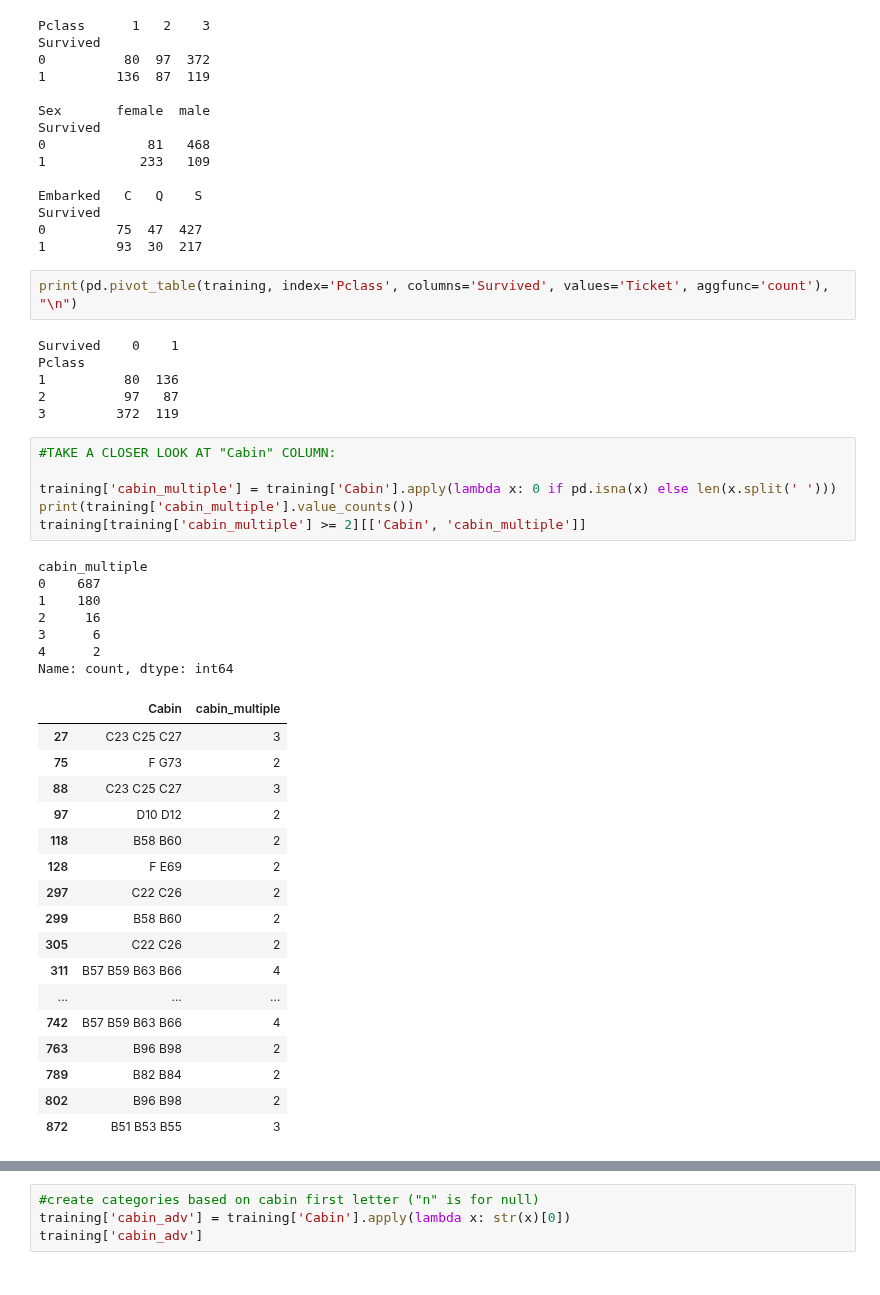
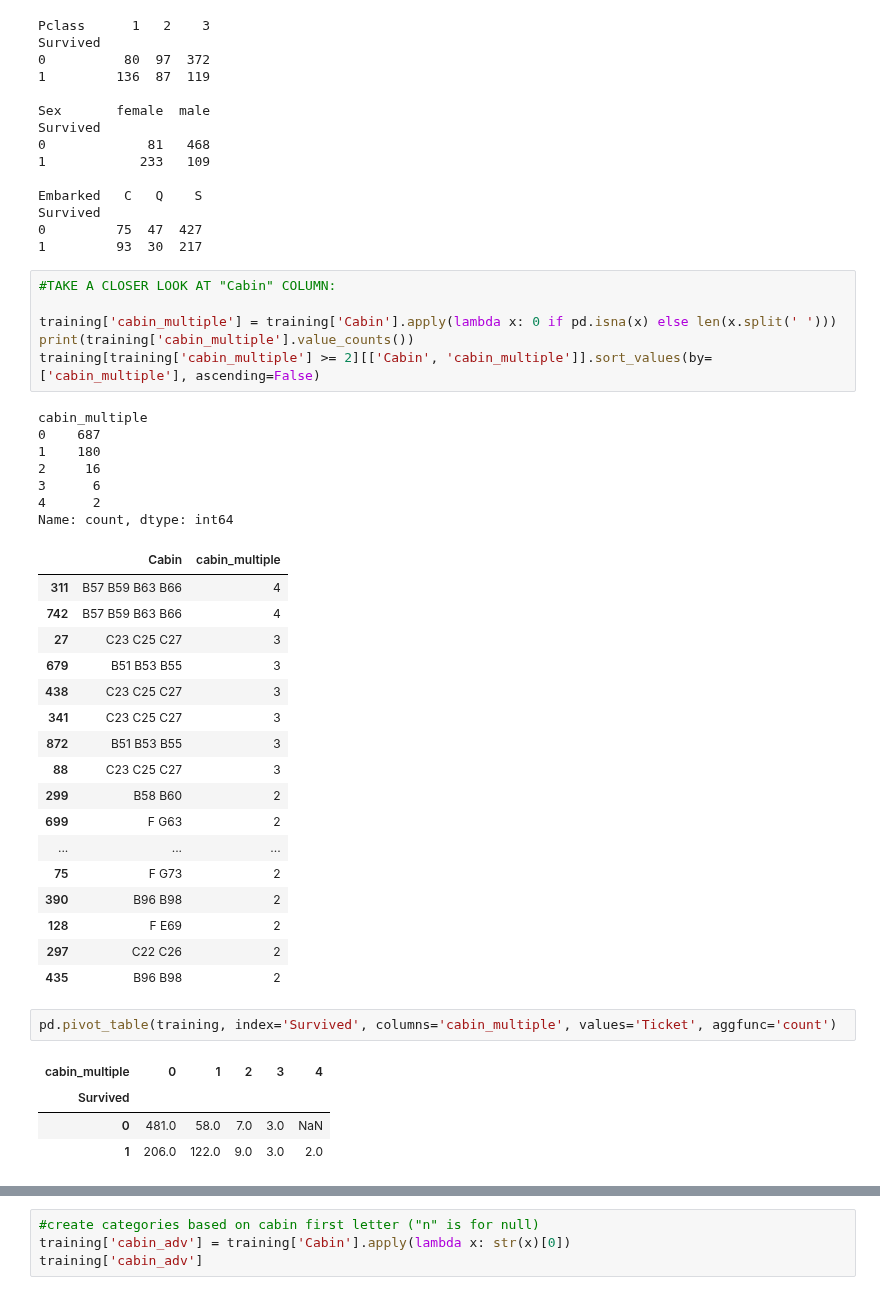
Before and after one commit to huanrafa/ProjectPracticing, a Jupyter notebook: Titanic - Machine Learning from Disaster/Titanic project.ipynb, the cells around one changed output, grey strips where cells are left out. Saved outputs shown, nothing was run; the diff lists cells and outputs as text.

```diff
--- a/Titanic - Machine Learning from Disaster/Titanic project.ipynb
+++ b/Titanic - Machine Learning from Disaster/Titanic project.ipynb
@@ -137,42 +209,41 @@ Embarked   C   Q    S
 Survived
 0         75  47  427
 1         93  30  217
+# %%
+#TAKE A CLOSER LOOK AT "Cabin" COLUMN:
+
+training['cabin_multiple'] = training['Cabin'].apply(lambda x: 0 if pd.isna(x) else len(x.split(' ')))
+print(training['cabin_multiple'].value_counts())
+training[training['cabin_multiple'] >= 2][['Cabin', 'cabin_multiple']].sort_values(by=['cabin_multiple'], ascending=False)
+# %% [output]
+cabin_multiple
+0    687
+1    180
+2     16
+3      6
+4      2
+Name: count, dtype: int64
+|  | Cabin | cabin_multiple |
+| 311 | B57 B59 B63 B66 | 4 |
+| 742 | B57 B59 B63 B66 | 4 |
+| 27 | C23 C25 C27 | 3 |
+| 679 | B51 B53 B55 | 3 |
+| 438 | C23 C25 C27 | 3 |
+| 341 | C23 C25 C27 | 3 |
+| 872 | B51 B53 B55 | 3 |
+| 88 | C23 C25 C27 | 3 |
+| 299 | B58 B60 | 2 |
+| 699 | F G63 | 2 |
+| ... | ... | ... |
+| 75 | F G73 | 2 |
+| 390 | B96 B98 | 2 |
+| 128 | F E69 | 2 |
+| 297 | C22 C26 | 2 |
+| 435 | B96 B98 | 2 |
 # %%
-print(pd.pivot_table(training, index='Pclass', columns='Survived', values='Ticket', aggfunc='count'), "\n")
+pd.pivot_table(training, index='Survived', columns='cabin_multiple', values='Ticket', aggfunc='count')
 # %% [output]
-Survived    0    1
-Pclass
-1          80  136
-2          97   87
-3         372  119
+| cabin_multiple | 0 | 1 | 2 | 3 | 4 |
+| Survived |  |  |  |  |  |
+| 0 | 481.0 | 58.0 | 7.0 | 3.0 | NaN |
+| 1 | 206.0 | 122.0 | 9.0 | 3.0 | 2.0 |
-# %%
-#TAKE A CLOSER LOOK AT "Cabin" COLUMN:
-
-training['cabin_multiple'] = training['Cabin'].apply(lambda x: 0 if pd.isna(x) else len(x.split(' ')))
-print(training['cabin_multiple'].value_counts())
-training[training['cabin_multiple'] >= 2][['Cabin', 'cabin_multiple']]
-# %% [output]
-cabin_multiple
-0    687
-1    180
-2     16
-3      6
-4      2
-Name: count, dtype: int64
-|  | Cabin | cabin_multiple |
-| 27 | C23 C25 C27 | 3 |
-| 75 | F G73 | 2 |
-| 88 | C23 C25 C27 | 3 |
-| 97 | D10 D12 | 2 |
-| 118 | B58 B60 | 2 |
-| 128 | F E69 | 2 |
-| 297 | C22 C26 | 2 |
-| 299 | B58 B60 | 2 |
-| 305 | C22 C26 | 2 |
-| 311 | B57 B59 B63 B66 | 4 |
-| ... | ... | ... |
-| 742 | B57 B59 B63 B66 | 4 |
-| 763 | B96 B98 | 2 |
-| 789 | B82 B84 | 2 |
-| 802 | B96 B98 | 2 |
-| 872 | B51 B53 B55 | 3 |
```
Also changed, not shown: parts of 10 cells of this notebook, 1 other file.
